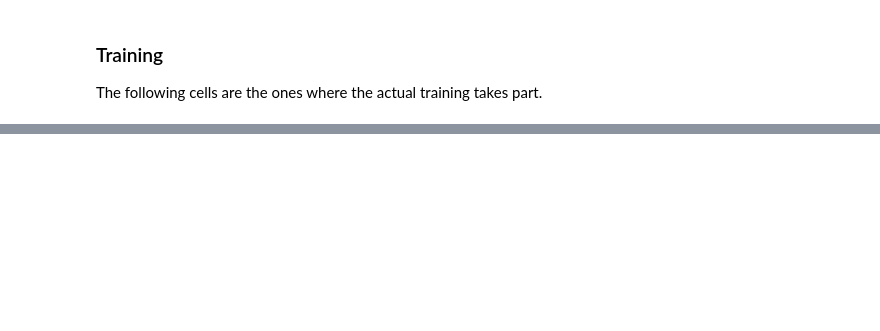
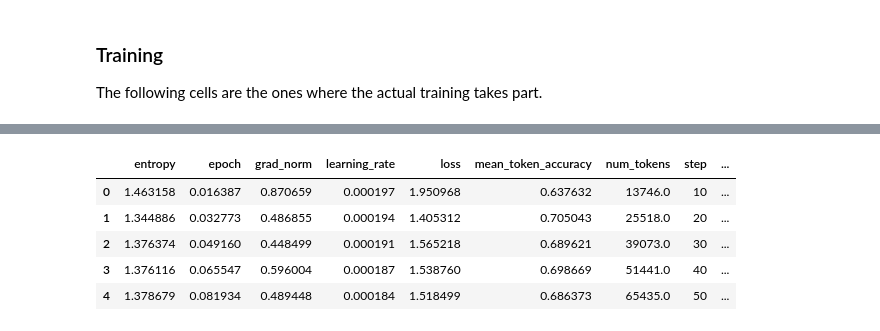
Before and after one commit to riccorte/Multilingual-Finetuning-Language-Model, a Jupyter notebook: notebooks/3_finetune_model.ipynb, the cells around one changed output, grey strips where cells are left out. Drawn from its saved outputs; the diff is of its cells as text; code cells hidden in the pictures; blank space fills up the shorter version.

```diff
--- a/notebooks/3_finetune_model.ipynb
+++ b/notebooks/3_finetune_model.ipynb
@@ -15,7 +18,7 @@ from trl import SFTConfig, SFTTrainer
 # %% [markdown]
 ### Path definitions
 # %%
-PROJECT_ROOT = Path("/mnt/data/projects/Multilingual_finetune").resolve()
+PROJECT_ROOT = Path("/mnt/data/projects/Multilingual-Finetuning-Mistral-3B").resolve()
 
 DATA_PROCESSED = PROJECT_ROOT / "data" / "processed"
 DATA_SFT = DATA_PROCESSED / "sft"
@@ -241,0 +286,18 @@ We run a quick manual inerence test after the finetuning training.
+# %%
+best_checkpoint = None
+
+for ckpt in checkpoint_dirs:
+    trainer_state_file = ckpt / "trainer_state.json"
+
+    if trainer_state_file.exists():
+        with open(trainer_state_file, "r") as f:
+            trainer_state = json.load(f)
+
+        print("\nCheckpoint:", ckpt.name)
+        print("Best model checkpoint:", trainer_state.get("best_model_checkpoint"))
+        print("Best metric:", trainer_state.get("best_metric"))
+
+        if trainer_state.get("best_model_checkpoint") is not None:
+            best_checkpoint = Path(trainer_state["best_model_checkpoint"])
+
+print("\nSelected best checkpoint:", best_checkpoint)
@@ -270,0 +407,18 @@ print("\nTARGET:\n", sample["messages"][1]["content"])
+# %%
+state_file = adapter_path / "trainer_state.json"    # path to the file
+
+with open(state_file, "r") as f:
+    trainer_state = json.load(f)    # file containing all the metadata
+
+log_history = trainer_state["log_history"]
+
+df_logs = pd.DataFrame(log_history)
+
+df_logs.head()
+# %% [output]
+|  | entropy | epoch | grad_norm | learning_rate | loss | mean_token_accuracy | num_tokens | step | ... |
+| 0 | 1.463158 | 0.016387 | 0.870659 | 0.000197 | 1.950968 | 0.637632 | 13746.0 | 10 | ... |
+| 1 | 1.344886 | 0.032773 | 0.486855 | 0.000194 | 1.405312 | 0.705043 | 25518.0 | 20 | ... |
+| 2 | 1.376374 | 0.049160 | 0.448499 | 0.000191 | 1.565218 | 0.689621 | 39073.0 | 30 | ... |
+| 3 | 1.376116 | 0.065547 | 0.596004 | 0.000187 | 1.538760 | 0.698669 | 51441.0 | 40 | ... |
+| 4 | 1.378679 | 0.081934 | 0.489448 | 0.000184 | 1.518499 | 0.686373 | 65435.0 | 50 | ... |
```
Also changed, not shown: parts of 25 cells of this notebook, 4 other files.
